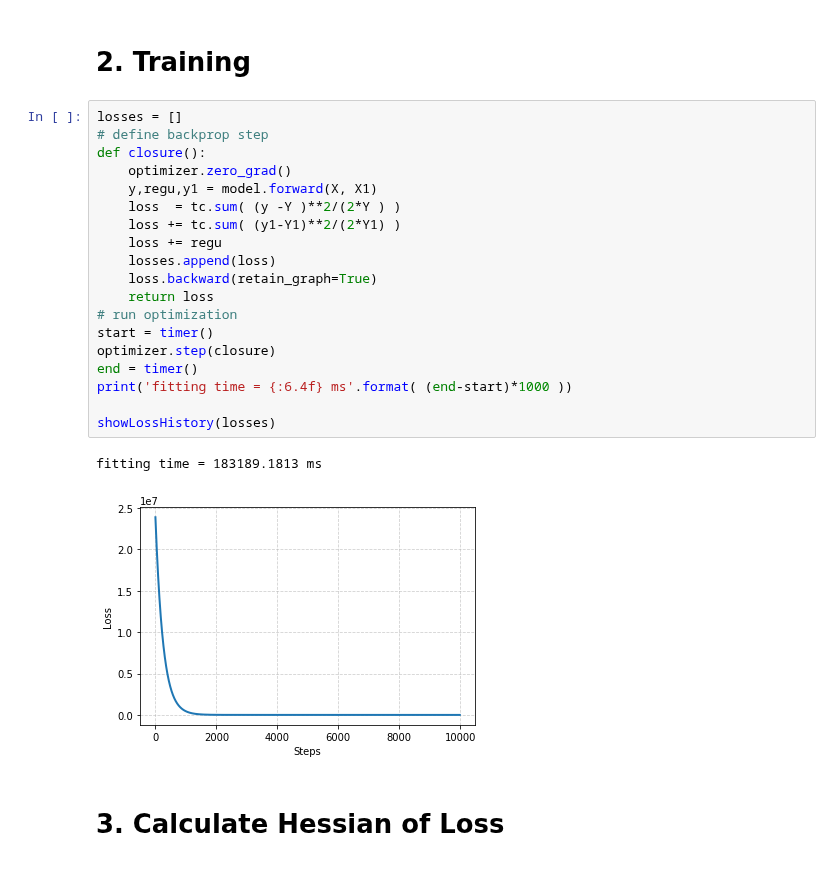
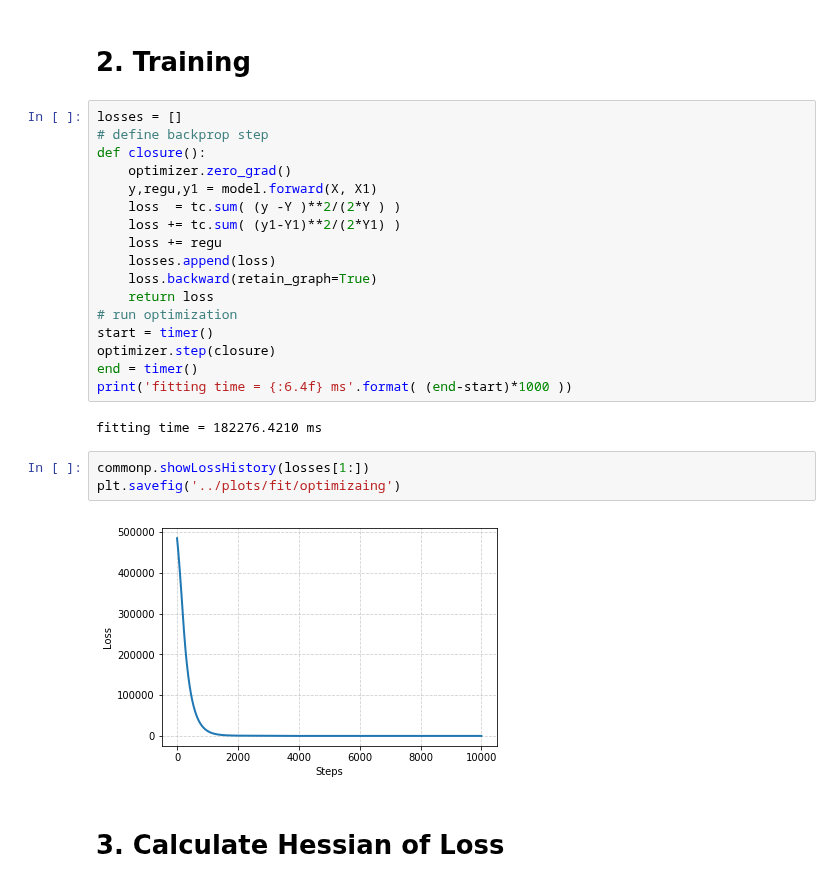
Before and after one commit to ZihengChen/WBranchingFaction, a Jupyter notebook: notebooks/fit_tcBF.ipynb, the cells around one changed output. Saved outputs shown, nothing was run; the diff lists cells and outputs as text.

```diff
--- a/notebooks/fit_tcBF.ipynb
+++ b/notebooks/fit_tcBF.ipynb
@@ -48,11 +48,13 @@ start = timer()
 optimizer.step(closure)
 end = timer()
 print('fitting time = {:6.4f} ms'.format( (end-start)*1000 ))
-
-showLossHistory(losses)
 # %% [output]
-fitting time = 183189.1813 ms
+fitting time = 182276.4210 ms
-[figure, removed]
+# %%
+commonp.showLossHistory(losses[1:])
+plt.savefig('../plots/fit/optimizaing')
+# %% [output]
+[figure, added]
 # %% [markdown]
 # 3. Calculate Hessian of Loss
 # %%
```
Also changed, not shown: 4 other files.
